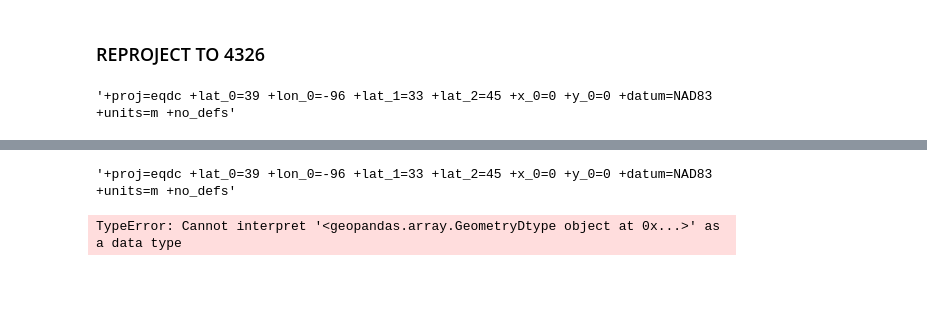
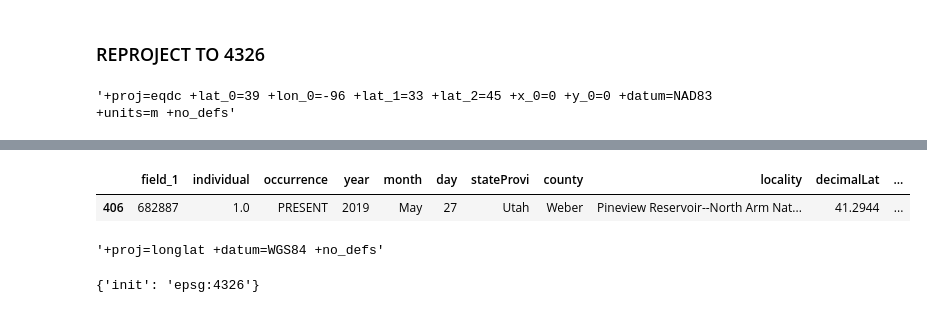
Before and after one commit to zac-stanley/birds-utah, a Jupyter notebook: notebooks/bird_occurrences_utah_explore_final_data_prep.ipynb, the cells around one changed output, grey strips where cells are left out. Drawn from its saved outputs; the diff is of its cells as text; code cells hidden in the pictures; blank space fills up the shorter version.

```diff
--- a/notebooks/bird_occurrences_utah_explore_final_data_prep.ipynb
+++ b/notebooks/bird_occurrences_utah_explore_final_data_prep.ipynb
@@ -165,5 +146,5 @@ memory usage: 172.9+ KB
 # %%
-birds_stream_names.drop(['OBJECTID','Permanent_','FDate','Resolution', 'GNIS_ID','LengthKM','ReachCode', 'FlowDir',
+birds_stream_names.drop(['OBJECTID','Permanent_','FDate','Resolution', 'GNIS_ID','LengthKM','ReachCode','buffer', 'FlowDir',
                          'WBArea_Per','FType','FType_Text','FCode','FCode_Text','Enabled','InUtah', 'IsMajor', 'Submerged',
                          'SHAPE_Leng'], axis=1,inplace=True)
 # %%
@@ -212,4 +193,4 @@ birds_stream_names.crs
 # %% [output]
 '+proj=eqdc +lat_0=39 +lon_0=-96 +lat_1=33 +lat_2=45 +x_0=0 +y_0=0 +datum=NAD83 +units=m +no_defs'
 # %%
-birds_stream_names.to_crs('+proj=longlat +datum=WGS84 +no_defs')
+birds_stream_names_4326 = birds_stream_names.to_crs('+proj=longlat +datum=WGS84 +no_defs')
@@ -234,8 +197,11 @@ birds_stream_names.to_crs('+proj=longlat +datum=WGS84 +no_defs')
+# %%
+birds_stream_names_4326.sample()
+# %% [output]
+|  | field_1 | individual | occurrence | year | month | day | stateProvi | county | locality | decimalLat | ... |
+| 406 | 682887 | 1.0 | PRESENT | 2019 | May | 27 | Utah | Weber | Pineview Reservoir--North Arm Nat... | 41.2944 | ... |
 # %%
-birds_stream_names.crs
+birds_stream_names_4326.crs
 # %% [output]
-'+proj=eqdc +lat_0=39 +lon_0=-96 +lat_1=33 +lat_2=45 +x_0=0 +y_0=0 +datum=NAD83 +units=m +no_defs'
+'+proj=longlat +datum=WGS84 +no_defs'
 # %%
-birds_stream_names.to_file("./data/birds_stream_names.geojson", driver='GeoJSON')
+birds_stream_names_4326.to_file("./data/birds_stream_names_4326.geojson", driver='GeoJSON')
-# %% [output]
-TypeError: Cannot interpret '<geopandas.array.GeometryDtype object at 0x...>' as a data type
@@ -241,0 +210,4 @@ TypeError: Cannot interpret '<geopandas.array.GeometryDtype object at 0x...>' as
+# %%
+utah_riparian_birds.crs
+# %% [output]
+{'init': 'epsg:4326'}
```
Also changed, not shown: parts of 9 cells of this notebook, 2 other files.
